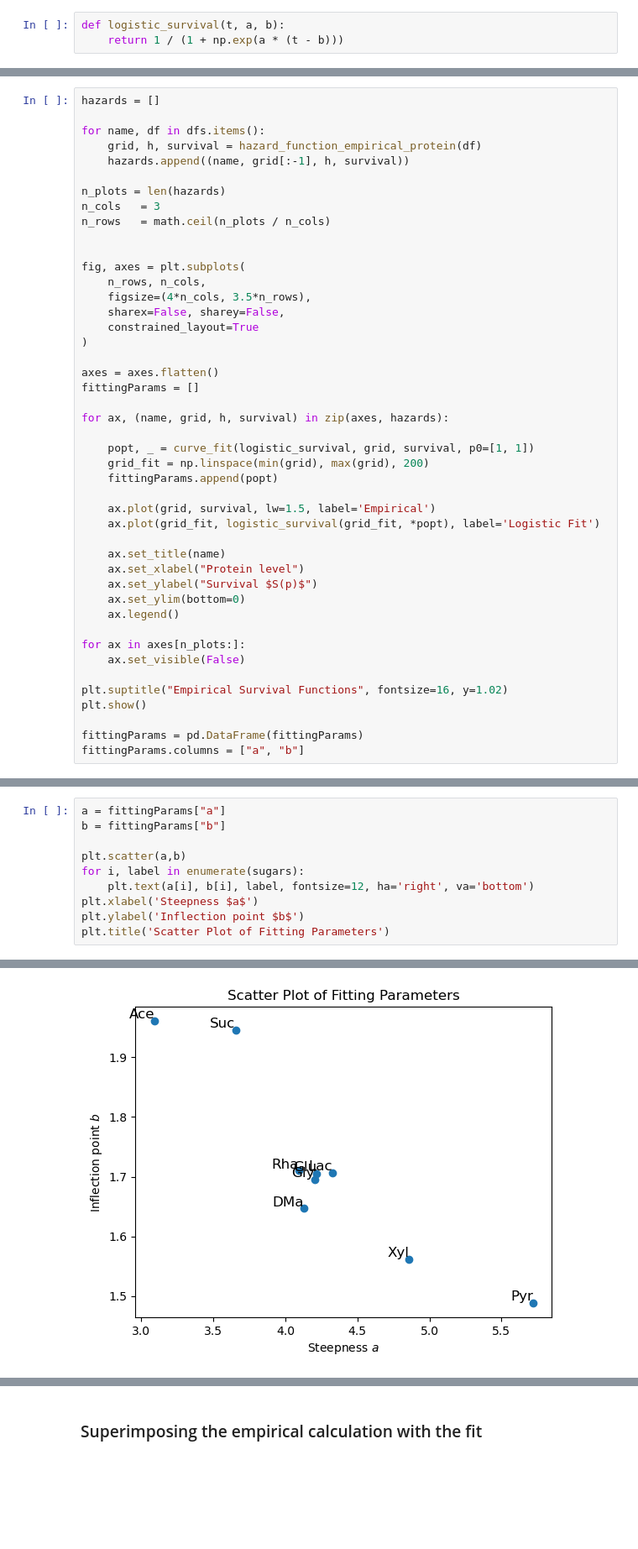
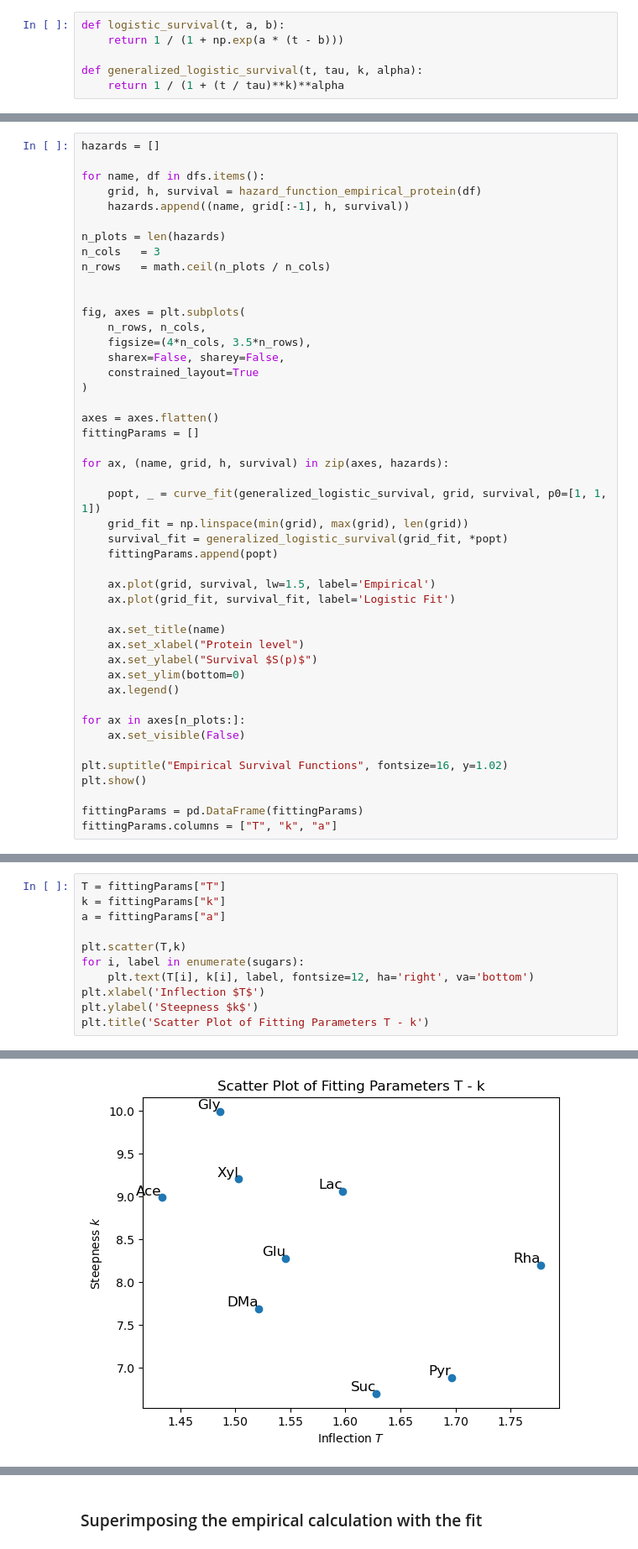
Before and after one commit to Vladi700/PoD_microbial_growth, a Jupyter notebook: empirical_hazard.ipynb, the cells around one changed output, grey strips where cells are left out. Shown: that part at 84% size. Saved outputs shown, nothing was run; the diff lists cells and outputs as text; blank space fills up the shorter version.

```diff
--- a/empirical_hazard.ipynb
+++ b/empirical_hazard.ipynb
@@ -111,3 +111,6 @@ plt.show()
 # %%
 def logistic_survival(t, a, b):
     return 1 / (1 + np.exp(a * (t - b)))
+
+def generalized_logistic_survival(t, tau, k, alpha):
+    return 1 / (1 + (t / tau)**k)**alpha
@@ -141,12 +148,13 @@ fittingParams = []
 
 for ax, (name, grid, h, survival) in zip(axes, hazards):
 
-    popt, _ = curve_fit(logistic_survival, grid, survival, p0=[1, 1])
-    grid_fit = np.linspace(min(grid), max(grid), 200)
+    popt, _ = curve_fit(generalized_logistic_survival, grid, survival, p0=[1, 1, 1])
+    grid_fit = np.linspace(min(grid), max(grid), len(grid))
+    survival_fit = generalized_logistic_survival(grid_fit, *popt)
     fittingParams.append(popt)
 
     ax.plot(grid, survival, lw=1.5, label='Empirical')
-    ax.plot(grid_fit, logistic_survival(grid_fit, *popt), label='Logistic Fit')
+    ax.plot(grid_fit, survival_fit, label='Logistic Fit')
 
     ax.set_title(name)
     ax.set_xlabel("Protein level")
@@ -161,5 +169,5 @@ plt.suptitle("Empirical Survival Functions", fontsize=16, y=1.02)
 plt.show()
 
 fittingParams = pd.DataFrame(fittingParams)
-fittingParams.columns = ["a", "b"]
+fittingParams.columns = ["T", "k", "a"]
 # %% [output]
@@ -192,11 +202,12 @@ Text(0.5, 1.0, 'Fitting parameters')
 # %%
+T = fittingParams["T"]
+k = fittingParams["k"]
 a = fittingParams["a"]
-b = fittingParams["b"]
 
-plt.scatter(a,b)
+plt.scatter(T,k)
 for i, label in enumerate(sugars):
-    plt.text(a[i], b[i], label, fontsize=12, ha='right', va='bottom')
-plt.xlabel('Steepness $a$')
-plt.ylabel('Inflection point $b$')
-plt.title('Scatter Plot of Fitting Parameters')
+    plt.text(T[i], k[i], label, fontsize=12, ha='right', va='bottom')
+plt.xlabel('Inflection $T$')
+plt.ylabel('Steepness $k$')
+plt.title('Scatter Plot of Fitting Parameters T - k')
 # %% [output]
@@ -204 +215 @@ Text(0.5, 1.0, 'Scatter Plot of Fitting Parameters')
-[figure, old version]
+[figure, new version]
```
Also changed, not shown: parts of 13 cells of this notebook.
